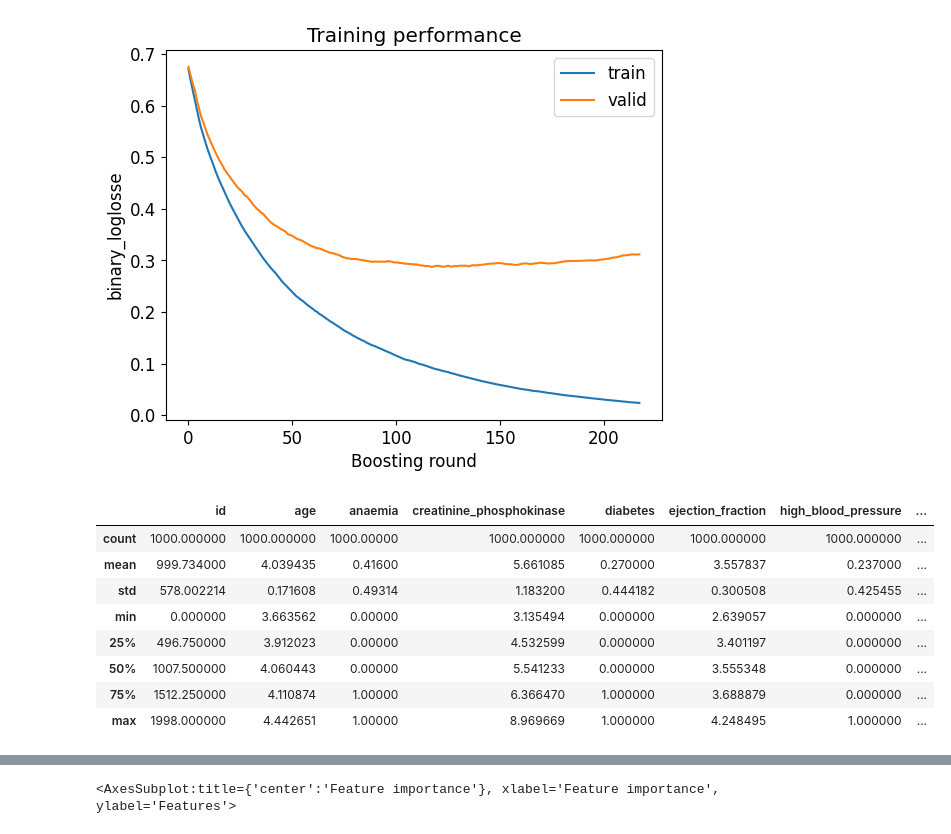
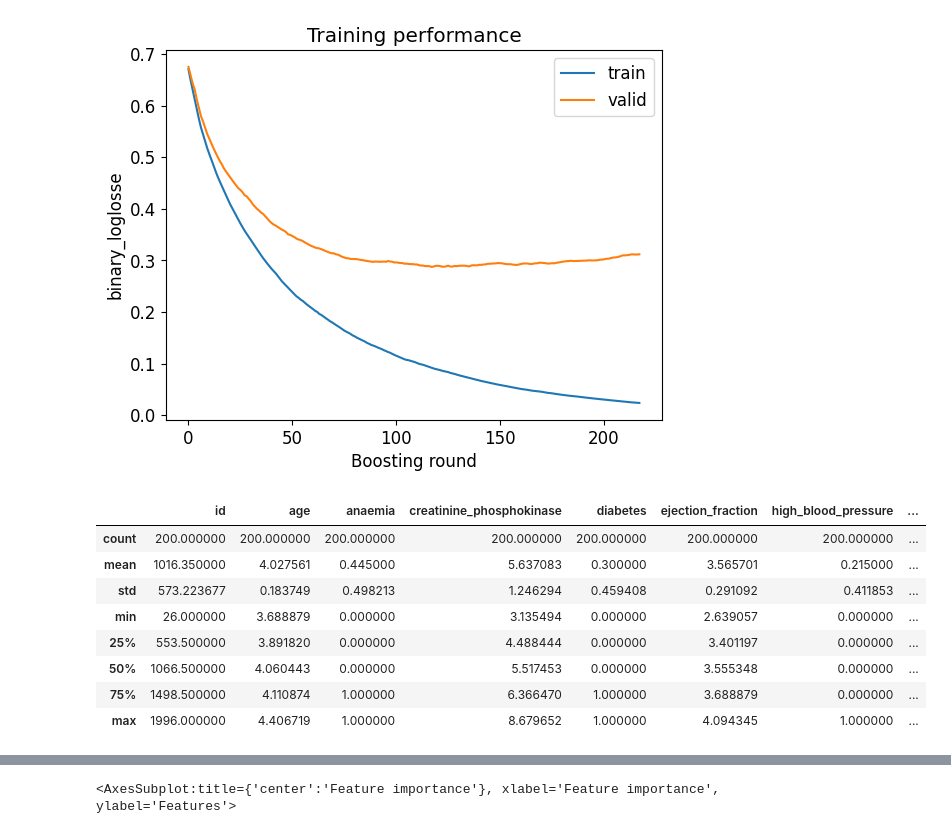
Before and after one commit to ihpolyphe/Kaggle, a Jupyter notebook: heart_failure_prediction/pretreatment_baseline.ipynb, the cells around one changed output, grey strips where cells are left out. Cells and saved outputs as stored; diff of their text form; code cells hidden in the pictures.

```diff
--- a/heart_failure_prediction/pretreatment_baseline.ipynb
+++ b/heart_failure_prediction/pretreatment_baseline.ipynb
@@ -530,15 +639,15 @@ y_pred_label_fraud = y_pred_train[y==1]
 # %%
-train.describe()
+X_valid.describe()
 # %% [output]
 |  | id | age | anaemia | creatinine_phosphokinase | diabetes | ejection_fraction | high_blood_pressure | ... |
-| count | 1000.000000 | 1000.000000 | 1000.00000 | 1000.000000 | 1000.000000 | 1000.000000 | 1000.000000 | ... |
-| mean | 999.734000 | 4.039435 | 0.41600 | 5.661085 | 0.270000 | 3.557837 | 0.237000 | ... |
-| std | 578.002214 | 0.171608 | 0.49314 | 1.183200 | 0.444182 | 0.300508 | 0.425455 | ... |
-| min | 0.000000 | 3.663562 | 0.00000 | 3.135494 | 0.000000 | 2.639057 | 0.000000 | ... |
-| 25% | 496.750000 | 3.912023 | 0.00000 | 4.532599 | 0.000000 | 3.401197 | 0.000000 | ... |
-| 50% | 1007.500000 | 4.060443 | 0.00000 | 5.541233 | 0.000000 | 3.555348 | 0.000000 | ... |
-| 75% | 1512.250000 | 4.110874 | 1.00000 | 6.366470 | 1.000000 | 3.688879 | 0.000000 | ... |
-| max | 1998.000000 | 4.442651 | 1.00000 | 8.969669 | 1.000000 | 4.248495 | 1.000000 | ... |
+| count | 200.000000 | 200.000000 | 200.000000 | 200.000000 | 200.000000 | 200.000000 | 200.000000 | ... |
+| mean | 1016.350000 | 4.027561 | 0.445000 | 5.637083 | 0.300000 | 3.565701 | 0.215000 | ... |
+| std | 573.223677 | 0.183749 | 0.498213 | 1.246294 | 0.459408 | 0.291092 | 0.411853 | ... |
+| min | 26.000000 | 3.688879 | 0.000000 | 3.135494 | 0.000000 | 2.639057 | 0.000000 | ... |
+| 25% | 553.500000 | 3.891820 | 0.000000 | 4.488444 | 0.000000 | 3.401197 | 0.000000 | ... |
+| 50% | 1066.500000 | 4.060443 | 0.000000 | 5.517453 | 0.000000 | 3.555348 | 0.000000 | ... |
+| 75% | 1498.500000 | 4.110874 | 1.000000 | 6.366470 | 1.000000 | 3.688879 | 0.000000 | ... |
+| max | 1996.000000 | 4.406719 | 1.000000 | 8.679652 | 1.000000 | 4.094345 | 1.000000 | ... |
 # %%
 
 f, (ax) = plt.subplots()
```
Also changed, not shown: parts of 21 cells of this notebook.
